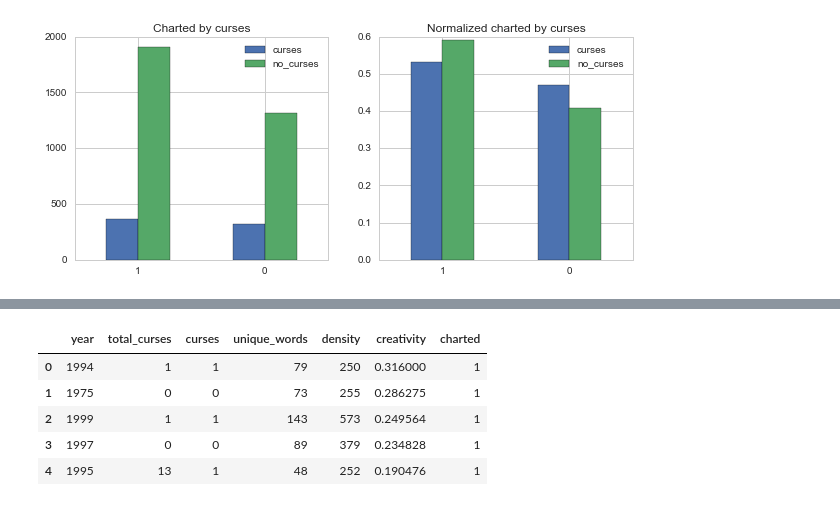
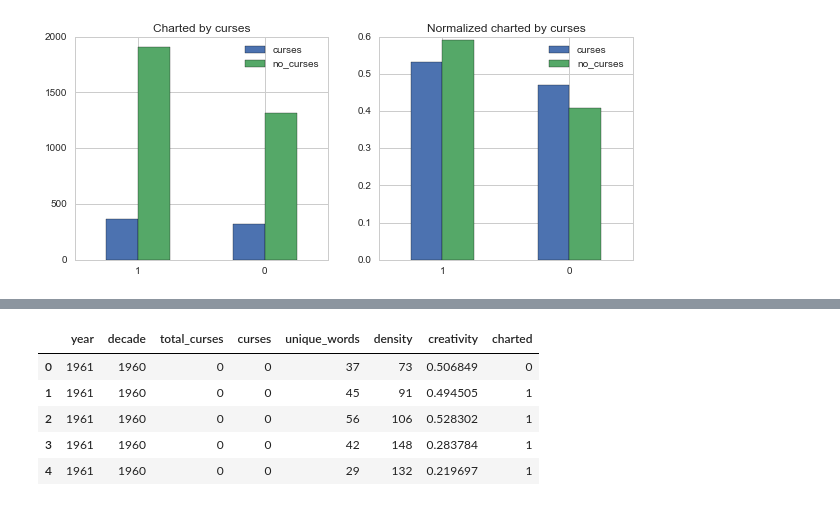
Before and after one commit to ribbas/Heat-Replay, a Jupyter notebook: src/models/test1.ipynb, the cells around one changed output, grey strips where cells are left out. Cells and saved outputs as stored; diff of their text form; code cells hidden in the pictures.

```diff
--- a/src/models/test1.ipynb
+++ b/src/models/test1.ipynb
@@ -218,23 +222,14 @@ Accuracy of updated model: 0.812
-# %%
-# Load charted and uncharted dataset
-charted = pd.read_csv("../db/analytics/charted.csv")
-
-# Load charted and uncharted dataset
-uncharted = pd.read_csv("../db/analytics/uncharted.csv")
-
-df_train = pd.concat([charted, uncharted])
-df_train.drop(df_train.columns[0:2], axis=1, inplace=True)
-# Pre-process data
-# df_train = pre_proc(df_train)
-
-df_train.head()
-# %% [output]
-|  | year | total_curses | curses | unique_words | density | creativity | charted |
-| 0 | 1994 | 1 | 1 | 79 | 250 | 0.316000 | 1 |
-| 1 | 1975 | 0 | 0 | 73 | 255 | 0.286275 | 1 |
-| 2 | 1999 | 1 | 1 | 143 | 573 | 0.249564 | 1 |
-| 3 | 1997 | 0 | 0 | 89 | 379 | 0.234828 | 1 |
-| 4 | 1995 | 13 | 1 | 48 | 252 | 0.190476 | 1 |
+# %%
+df_train = pd.read_csv("../data/final/final.csv")
+
+df_train.head()
+# %% [output]
+|  | year | decade | total_curses | curses | unique_words | density | creativity | charted |
+| 0 | 1961 | 1960 | 0 | 0 | 37 | 73 | 0.506849 | 0 |
+| 1 | 1961 | 1960 | 0 | 0 | 45 | 91 | 0.494505 | 1 |
+| 2 | 1961 | 1960 | 0 | 0 | 56 | 106 | 0.528302 | 1 |
+| 3 | 1961 | 1960 | 0 | 0 | 42 | 148 | 0.283784 | 1 |
+| 4 | 1961 | 1960 | 0 | 0 | 29 | 132 | 0.219697 | 1 |
 # %%
 # Set target variable name
 target = 'charted'
```
Also changed, not shown: parts of 21 cells of this notebook, 6 other files.
